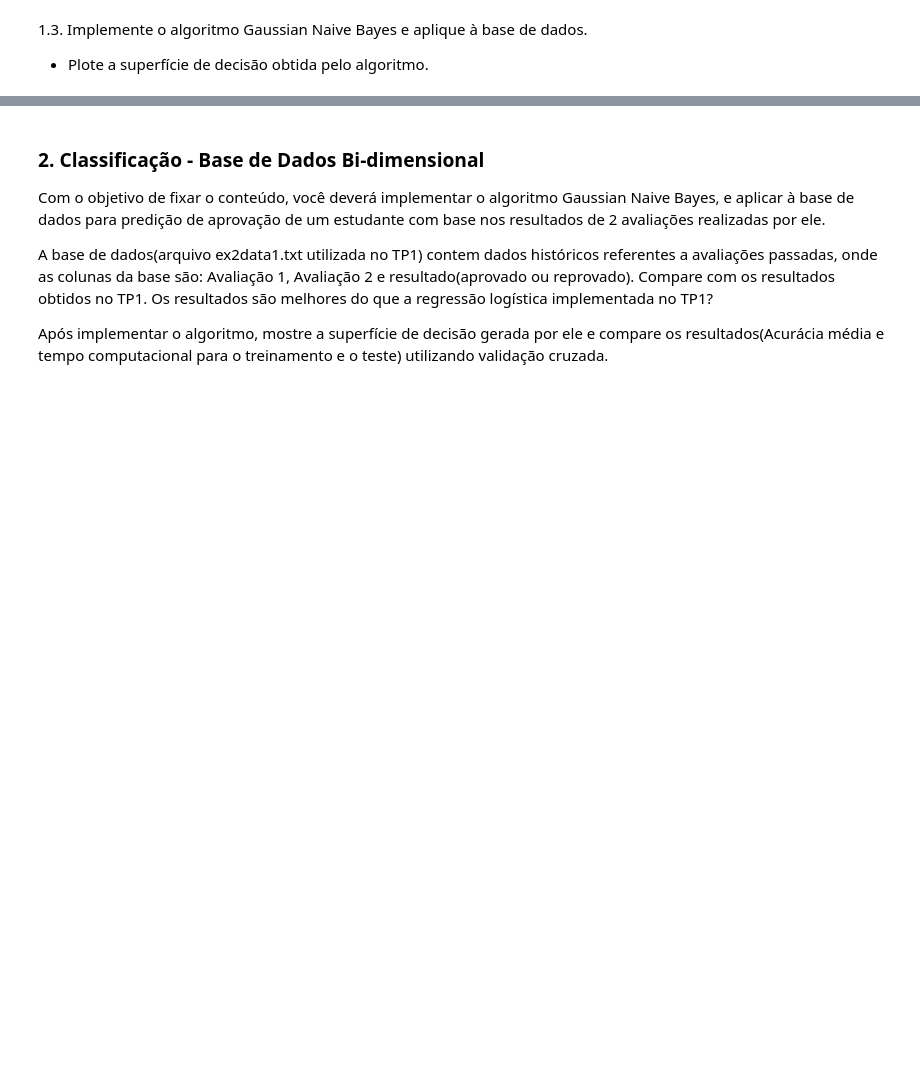
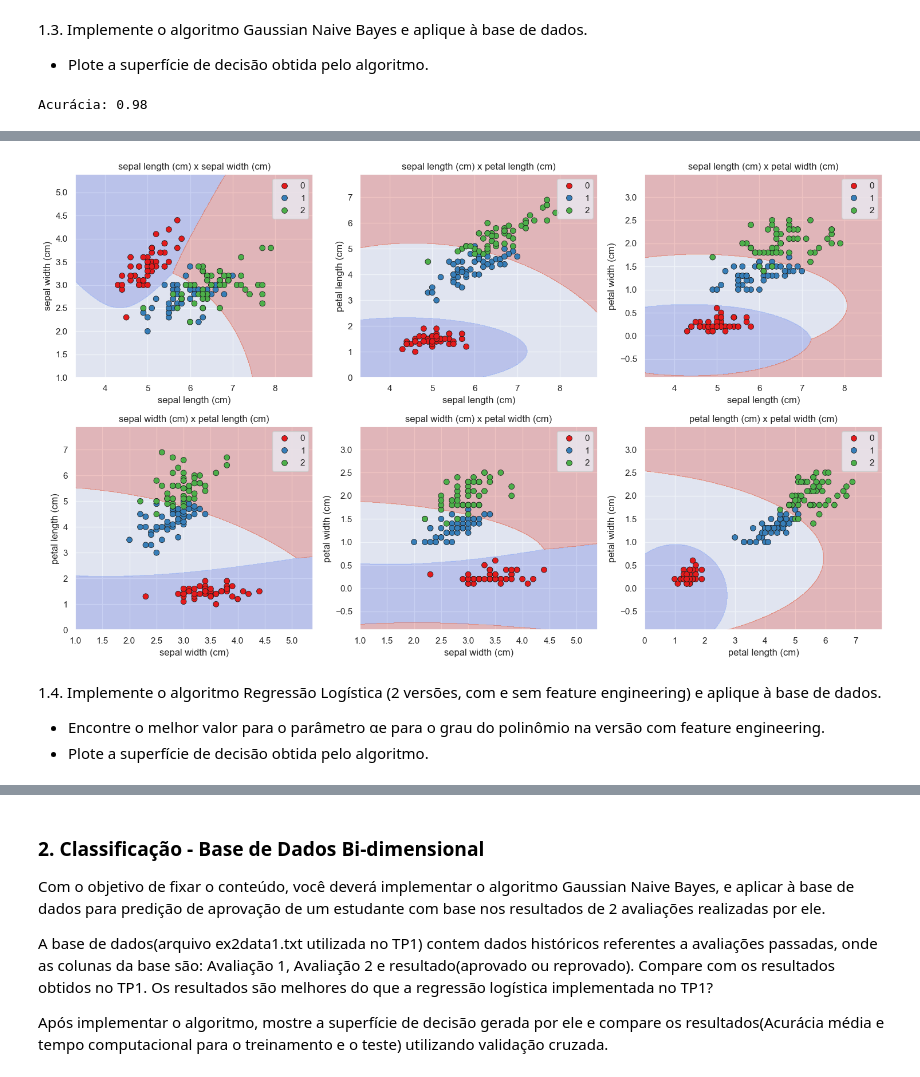
Before and after one commit to DanielCirino/ppginf-ml-trabalho-pratico-02, a Jupyter notebook: notebooks/naive_bayes.ipynb, the cells around one changed output, grey strips where cells are left out. Drawn from its saved outputs; the diff is of its cells as text; code cells hidden in the pictures; blank space fills up the shorter version.

Commit message:
Impelementação Naive Bayes com visualização da região de decisão.

```diff
--- a/notebooks/TrabalhoPratico02.ipynb
+++ b/notebooks/naive_bayes.ipynb
@@ -47,0 +87,70 @@ sns.pairplot(df, hue="target")
+# %%
+
+# Dividir o conjunto de dados em conjunto de treinamento e teste
+X_train, X_test, y_train, y_test = train_test_split(X, y, test_size=0.3, random_state=42)
+
+# Inicializar o classificador
+nb = ClassificadorNaiveBayes()
+
+# Treinar o modelo
+nb.fit(X_train, y_train)
+
+# Fazer previsões
+y_pred = nb.predict(X_test)
+
+# Avaliar a acurácia do modelo
+accuracy = np.mean(y_pred == y_test)
+print(f"Acurácia: {accuracy:.2f}")
+# %% [output]
+Acurácia: 0.98
+# %%
+# Plotar a fronteira de decisão
+fig,axes = plt.subplots(2,3,figsize=(15, 9))
+
+pares_caracteristicas = [(0, 1), (0, 2), (0, 3), (1, 2), (1, 3), (2, 3)]
+for i,par in enumerate(pares_caracteristicas):
+  X = iris.data[:, par]
+  y = iris.target
+
+  # Dividir o conjunto de dados em conjunto de treinamento e teste
+  X_train, X_test, y_train, y_test = train_test_split(X, y, test_size=0.3, random_state=42)
+
+  # Inicializar o classificador
+  nb = ClassificadorNaiveBayes()
+
+  # Treinar o modelo
+  nb.fit(X_train, y_train)
+
+  # Fazer previsões
+  y_pred = nb.predict(X_test)
+
+  # Avaliar a acurácia do modelo
+  accuracy = np.mean(y_pred == y_test)
+  print(f"Acurácia[{caracteristicas[par[0]]} x {caracteristicas[par[1]]}]: {accuracy:.2f}")
+
+  # Plotar a fronteira de decisão
+  x_min, x_max = X[:, 0].min() - 1, X[:, 0].max() + 1
+  y_min, y_max = X[:, 1].min() - 1, X[:, 1].max() + 1
+  xx, yy = np.meshgrid(np.arange(x_min, x_max, 0.01),
+                      np.arange(y_min, y_max, 0.01))
+
+  # Prever para cada ponto na grade
+  grid_points = np.c_[xx.ravel(), yy.ravel()]
+  Z = nb.predict(grid_points)
+  Z = Z.reshape(xx.shape)
+
+  i_ax = i // 3
+  j_ax = i % 3
+
+  ax = axes[i_ax,j_ax]
+  print(i // 3, i % 3)
+  ax.contourf(xx, yy, Z, alpha=0.3, cmap=sns.color_palette("coolwarm", as_cmap=True))
+  sns.scatterplot(x=X[:, 0], y=X[:, 1], hue=y, palette='Set1', edgecolor='k', s=50, ax=ax)
+  ax.set_xlabel(caracteristicas[par[0]])
+  ax.set_ylabel(caracteristicas[par[1]])
+  ax.set_title(f"{caracteristicas[par[0]]} x {caracteristicas[par[1]]}")
+
+
+plt.tight_layout()
+plt.show()
+# %% [output]
@@ -47,0 +169,5 @@ sns.pairplot(df, hue="target")
+[figure, added]
+# %% [markdown]
+1.4. Implemente o algoritmo Regressão Logística (2 versões, com e sem feature engineering) e aplique à base de dados.
+- Encontre o melhor valor para o parâmetro αe para o grau do polinômio na versão com feature engineering.
+- Plote a superfície de decisão obtida pelo algoritmo.
```
Also changed, not shown: parts of 8 cells of this notebook.
